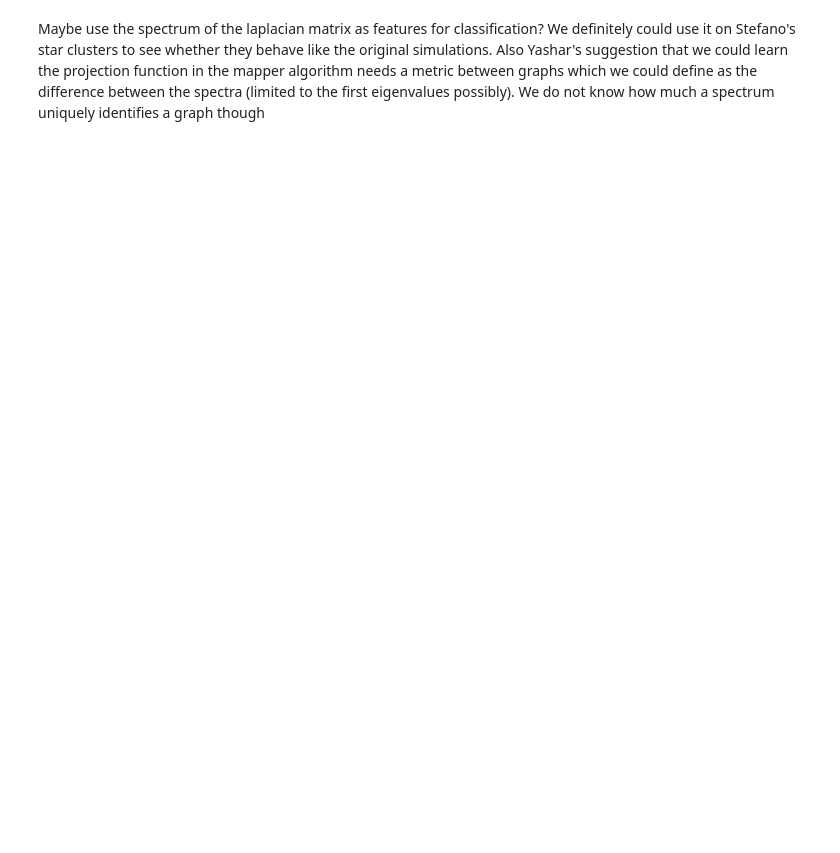
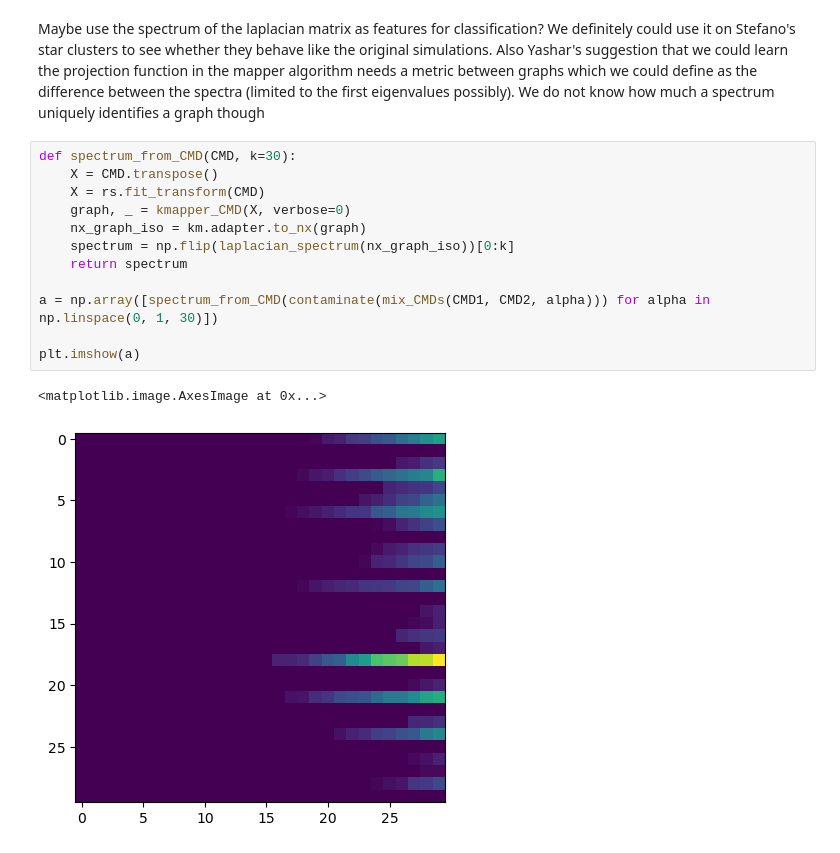
Before and after one commit to m-a-r-i-o/cmdmst, a Jupyter notebook: segmenting_CMDs.ipynb, the cells around one changed output. Drawn from its saved outputs; the diff is of its cells as text; blank space fills up the shorter version.

```diff
--- a/segmenting_CMDs.ipynb
+++ b/segmenting_CMDs.ipynb
@@ -229,3 +191,18 @@ plt.show()
 Maybe use the spectrum of the laplacian matrix as features for classification?
 We definitely could use it on Stefano's star clusters to see whether they behave like the original simulations.
 Also Yashar's suggestion that we could learn the projection function in the mapper algorithm needs a metric between graphs which we could define as the difference between the spectra (limited to the first eigenvalues possibly). We do not know how much a spectrum uniquely identifies a graph though
+# %%
+def spectrum_from_CMD(CMD, k=30):
+    X = CMD.transpose()
+    X = rs.fit_transform(CMD)
+    graph, _ = kmapper_CMD(X, verbose=0)
+    nx_graph_iso = km.adapter.to_nx(graph)
+    spectrum = np.flip(laplacian_spectrum(nx_graph_iso))[0:k]
+    return spectrum
+
+a = np.array([spectrum_from_CMD(contaminate(mix_CMDs(CMD1, CMD2, alpha))) for alpha in np.linspace(0, 1, 30)])
+
+plt.imshow(a)
+# %% [output]
+<matplotlib.image.AxesImage at 0x...>
+[figure, added]
```
Also changed, not shown: parts of 13 cells of this notebook, 4 other files.
